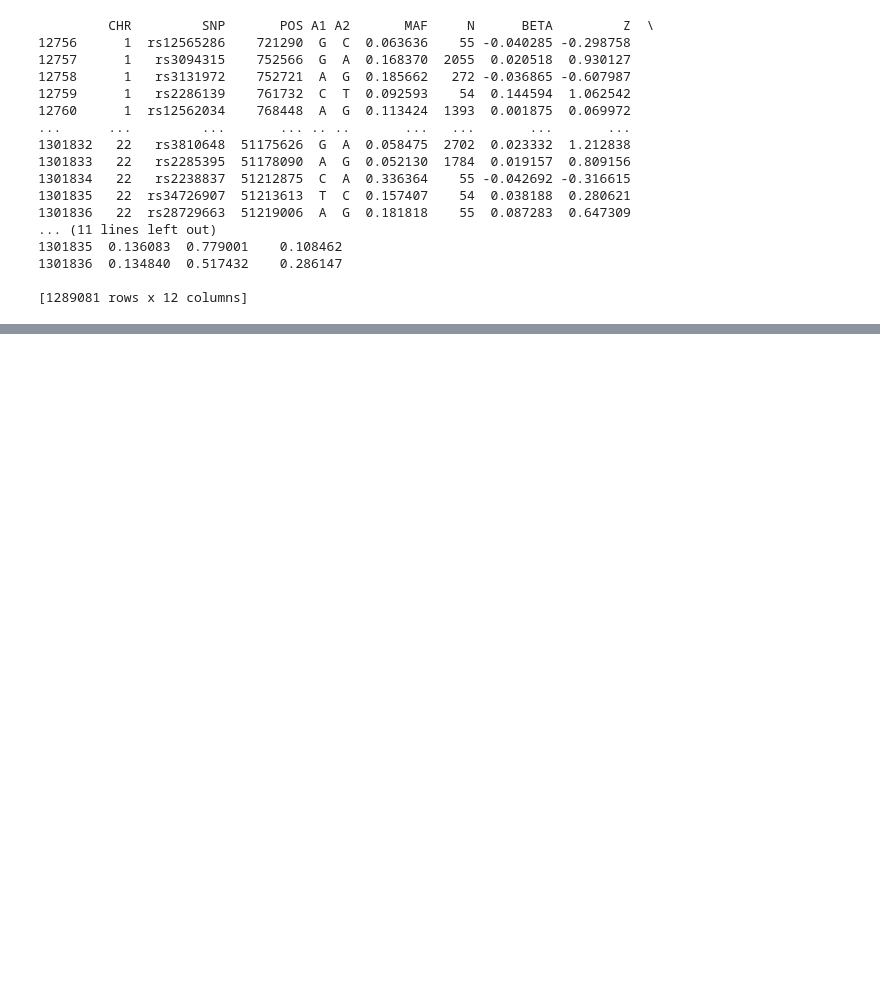
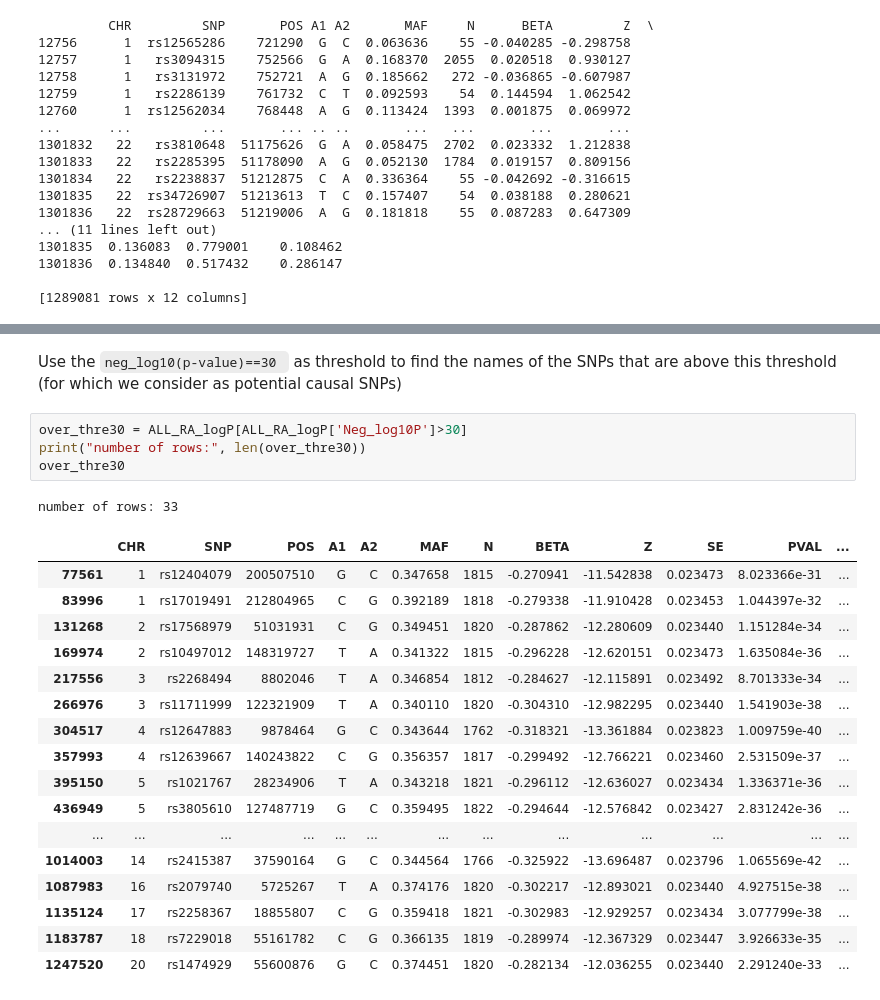
Before and after one commit to Yiqing-Zhu2000/RA_Project, a Jupyter notebook: RA_response_PRS.ipynb, the cells around one changed output, grey strips where cells are left out. Saved outputs shown, nothing was run; the diff lists cells and outputs as text; blank space fills up the shorter version.

```diff
--- a/RA_response_PRS.ipynb
+++ b/RA_response_PRS.ipynb
@@ -896,0 +909,25 @@ plt.show()
+# %% [markdown]
+Use the <code>neg_log10(p-value)==30 </code> as threshold to find the names of the SNPs that are above this threshold (for which we consider as potential causal SNPs)
+# %%
+over_thre30 = ALL_RA_logP[ALL_RA_logP['Neg_log10P']>30]
+print("number of rows:", len(over_thre30))
+over_thre30
+# %% [output]
+number of rows: 33
+|  | CHR | SNP | POS | A1 | A2 | MAF | N | BETA | Z | SE | PVAL | ... |
+| 77561 | 1 | rs12404079 | 200507510 | G | C | 0.347658 | 1815 | -0.270941 | -11.542838 | 0.023473 | 8.023366e-31 | ... |
+| 83996 | 1 | rs17019491 | 212804965 | C | G | 0.392189 | 1818 | -0.279338 | -11.910428 | 0.023453 | 1.044397e-32 | ... |
+| 131268 | 2 | rs17568979 | 51031931 | C | G | 0.349451 | 1820 | -0.287862 | -12.280609 | 0.023440 | 1.151284e-34 | ... |
+| 169974 | 2 | rs10497012 | 148319727 | T | A | 0.341322 | 1815 | -0.296228 | -12.620151 | 0.023473 | 1.635084e-36 | ... |
+| 217556 | 3 | rs2268494 | 8802046 | T | A | 0.346854 | 1812 | -0.284627 | -12.115891 | 0.023492 | 8.701333e-34 | ... |
+| 266976 | 3 | rs11711999 | 122321909 | T | A | 0.340110 | 1820 | -0.304310 | -12.982295 | 0.023440 | 1.541903e-38 | ... |
+| 304517 | 4 | rs12647883 | 9878464 | G | C | 0.343644 | 1762 | -0.318321 | -13.361884 | 0.023823 | 1.009759e-40 | ... |
+| 357993 | 4 | rs12639667 | 140243822 | C | G | 0.356357 | 1817 | -0.299492 | -12.766221 | 0.023460 | 2.531509e-37 | ... |
+| 395150 | 5 | rs1021767 | 28234906 | T | A | 0.343218 | 1821 | -0.296112 | -12.636027 | 0.023434 | 1.336371e-36 | ... |
+| 436949 | 5 | rs3805610 | 127487719 | G | C | 0.359495 | 1822 | -0.294644 | -12.576842 | 0.023427 | 2.831242e-36 | ... |
+| ... | ... | ... | ... | ... | ... | ... | ... | ... | ... | ... | ... | ... |
+| 1014003 | 14 | rs2415387 | 37590164 | G | C | 0.344564 | 1766 | -0.325922 | -13.696487 | 0.023796 | 1.065569e-42 | ... |
+| 1087983 | 16 | rs2079740 | 5725267 | T | A | 0.374176 | 1820 | -0.302217 | -12.893021 | 0.023440 | 4.927515e-38 | ... |
+| 1135124 | 17 | rs2258367 | 18855807 | C | G | 0.359418 | 1821 | -0.302983 | -12.929257 | 0.023434 | 3.077799e-38 | ... |
+| 1183787 | 18 | rs7229018 | 55161782 | C | G | 0.366135 | 1819 | -0.289974 | -12.367329 | 0.023447 | 3.926633e-35 | ... |
+| 1247520 | 20 | rs1474929 | 55600876 | G | C | 0.374451 | 1820 | -0.282134 | -12.036255 | 0.023440 | 2.291240e-33 | ... |
```
Also changed, not shown: parts of 6 cells of this notebook, 2 other files.
